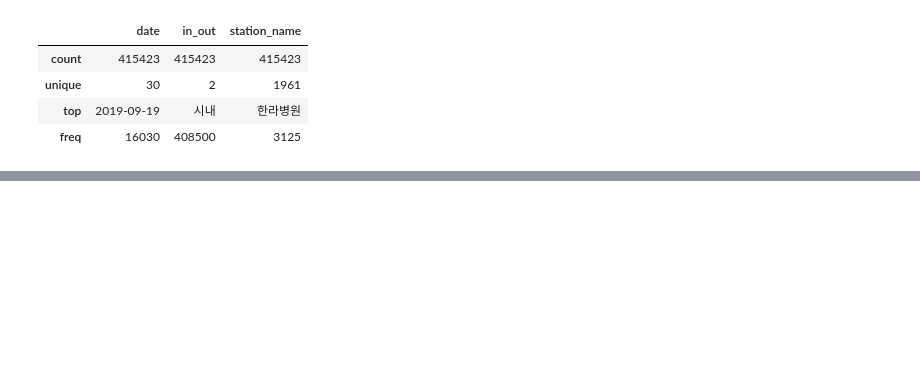
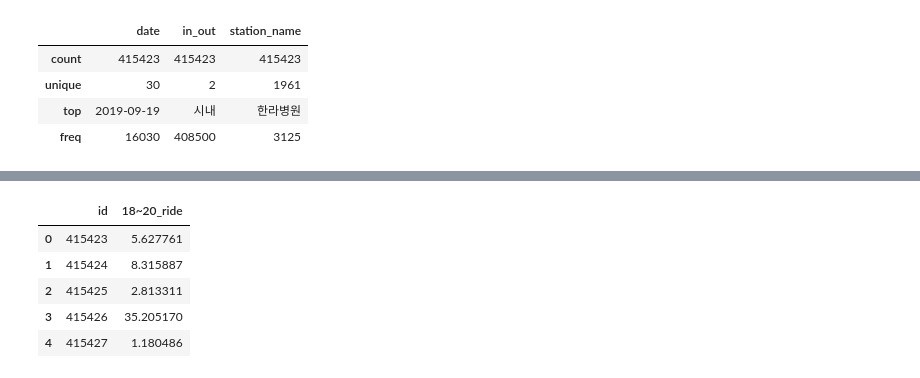
Before and after one commit to Sejong-Kaggle-Challengers/98hyun, a Jupyter notebook: [6주차]/제주버스승차.ipynb, the cells around one changed output, grey strips where cells are left out. Cells and saved outputs as stored; diff of their text form; code cells hidden in the pictures; blank space fills up the shorter version.

```diff
--- a/[6주차]/제주버스승차.ipynb
+++ b/[6주차]/제주버스승차.ipynb
@@ -117,0 +247,14 @@ plt.show()
+# %%
+submission=pd.read_csv('/content/drive/MyDrive/colab전용/data13/submission_sample.csv')
+# %%
+pred=lgb_pred*0.3+xgb_pred*0.4+cat_score*0.3
+submission['18~20_ride']=pred
+
+submission.head()
+# %% [output]
+|  | id | 18~20_ride |
+| 0 | 415423 | 5.627761 |
+| 1 | 415424 | 8.315887 |
+| 2 | 415425 | 2.813311 |
+| 3 | 415426 | 35.205170 |
+| 4 | 415427 | 1.180486 |
```
Also changed, not shown: parts of 19 cells of this notebook.
